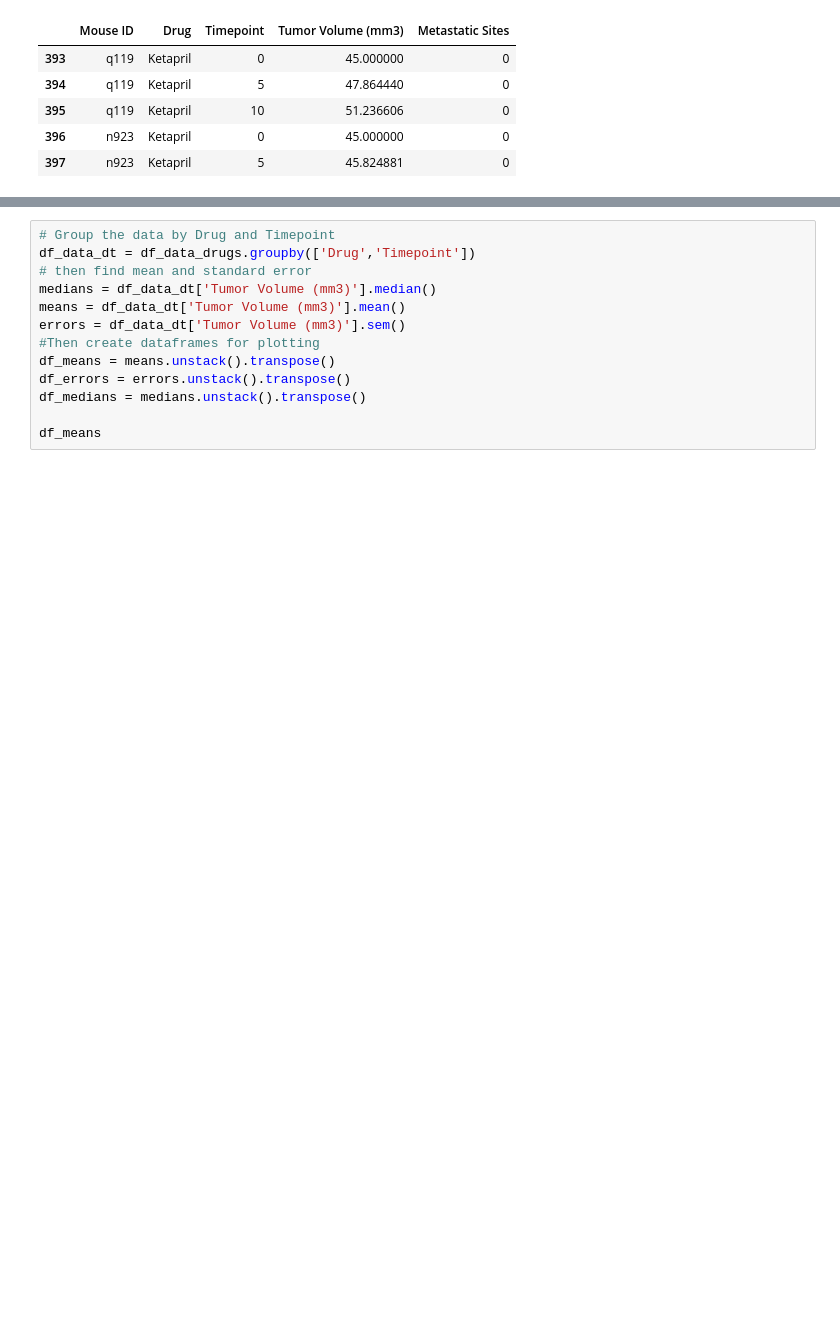
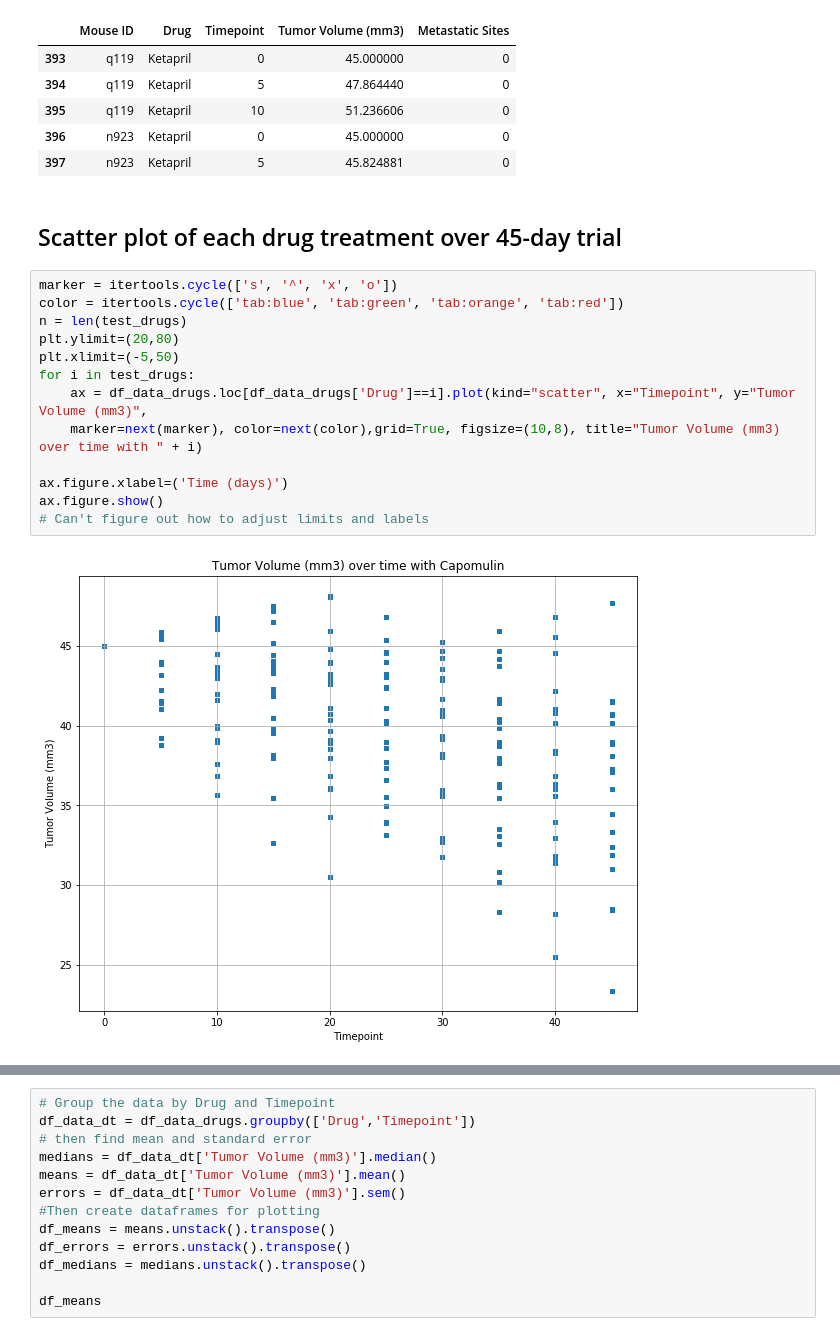
Before and after one commit to lweislo/Homework-5, a Jupyter notebook: weislo-homework5.ipynb, the cells around one changed output, grey strips where cells are left out. Drawn from its saved outputs; the diff is of its cells as text; blank space fills up the shorter version.

```diff
--- a/weislo-homework5.ipynb
+++ b/weislo-homework5.ipynb
@@ -43,3 +43,20 @@ df_data_drugs.head()
 | 395 | q119 | Ketapril | 10 | 51.236606 | 0 |
 | 396 | n923 | Ketapril | 0 | 45.000000 | 0 |
 | 397 | n923 | Ketapril | 5 | 45.824881 | 0 |
+# %% [markdown]
+## Scatter plot of each drug treatment over 45-day trial
+# %%
+marker = itertools.cycle(['s', '^', 'x', 'o'])
+color = itertools.cycle(['tab:blue', 'tab:green', 'tab:orange', 'tab:red'])
+n = len(test_drugs)
+plt.ylimit=(20,80)
+plt.xlimit=(-5,50)
+for i in test_drugs:
+    ax = df_data_drugs.loc[df_data_drugs['Drug']==i].plot(kind="scatter", x="Timepoint", y="Tumor Volume (mm3)",
+    marker=next(marker), color=next(color),grid=True, figsize=(10,8), title="Tumor Volume (mm3) over time with " + i)
+
+ax.figure.xlabel=('Time (days)')
+ax.figure.show()
+# Can't figure out how to adjust limits and labels
+# %% [output]
+[figure, added]
```
Also changed, not shown: parts of 14 cells of this notebook, 3 other files.
